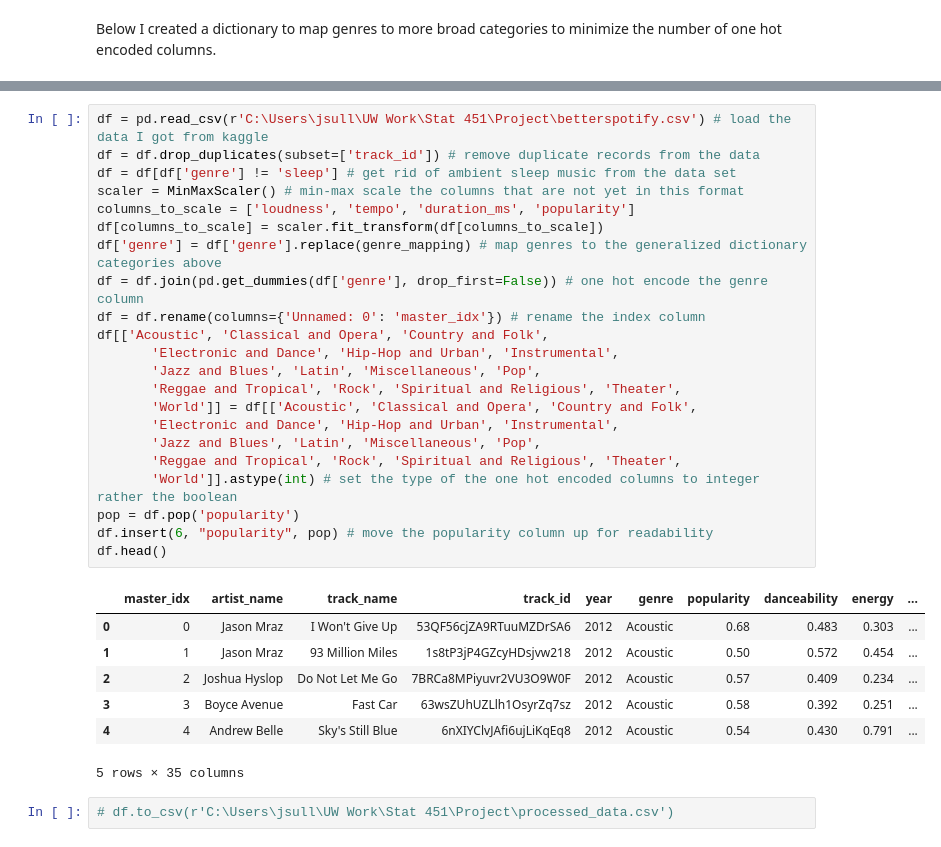
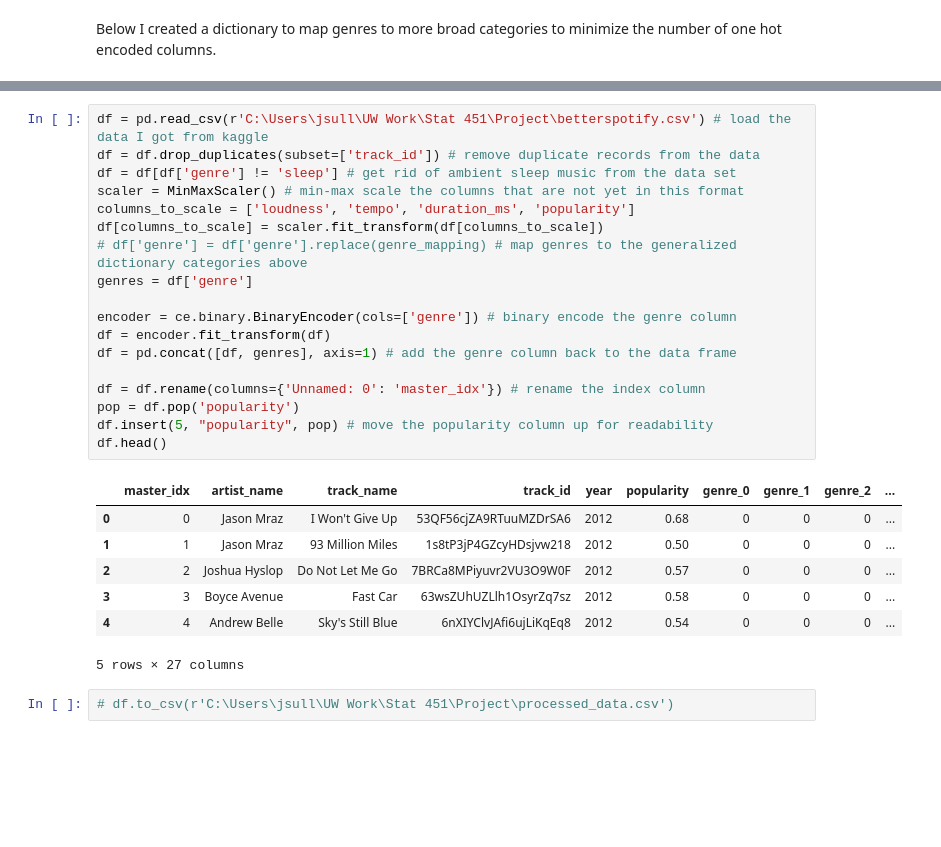
Before and after one commit to jacksullivan27/SongRecommendation, a Jupyter notebook: data_processing.ipynb, the cells around one changed output, grey strips where cells are left out. Saved outputs shown, nothing was run; the diff lists cells and outputs as text; blank space fills up the shorter version.

```diff
--- a/data_processing.ipynb
+++ b/data_processing.ipynb
@@ -99,33 +100,29 @@ genre_mapping = {
 # %%
 df = pd.read_csv(r'C:\Users\jsull\UW Work\Stat 451\Project\betterspotify.csv') # load the data I got from kaggle
 df = df.drop_duplicates(subset=['track_id']) # remove duplicate records from the data
 df = df[df['genre'] != 'sleep'] # get rid of ambient sleep music from the data set
 scaler = MinMaxScaler() # min-max scale the columns that are not yet in this format
 columns_to_scale = ['loudness', 'tempo', 'duration_ms', 'popularity']
 df[columns_to_scale] = scaler.fit_transform(df[columns_to_scale])
-df['genre'] = df['genre'].replace(genre_mapping) # map genres to the generalized dictionary categories above
-df = df.join(pd.get_dummies(df['genre'], drop_first=False)) # one hot encode the genre column
+# df['genre'] = df['genre'].replace(genre_mapping) # map genres to the generalized dictionary categories above
+genres = df['genre']
+
+encoder = ce.binary.BinaryEncoder(cols=['genre']) # binary encode the genre column
+df = encoder.fit_transform(df)
+df = pd.concat([df, genres], axis=1) # add the genre column back to the data frame
+
 df = df.rename(columns={'Unnamed: 0': 'master_idx'}) # rename the index column
-df[['Acoustic', 'Classical and Opera', 'Country and Folk',
-       'Electronic and Dance', 'Hip-Hop and Urban', 'Instrumental',
-       'Jazz and Blues', 'Latin', 'Miscellaneous', 'Pop',
-       'Reggae and Tropical', 'Rock', 'Spiritual and Religious', 'Theater',
-       'World']] = df[['Acoustic', 'Classical and Opera', 'Country and Folk',
-       'Electronic and Dance', 'Hip-Hop and Urban', 'Instrumental',
-       'Jazz and Blues', 'Latin', 'Miscellaneous', 'Pop',
-       'Reggae and Tropical', 'Rock', 'Spiritual and Religious', 'Theater',
-       'World']].astype(int) # set the type of the one hot encoded columns to integer rather the boolean
 pop = df.pop('popularity')
-df.insert(6, "popularity", pop) # move the popularity column up for readability
+df.insert(5, "popularity", pop) # move the popularity column up for readability
 df.head()
 # %% [output]
-|  | master_idx | artist_name | track_name | track_id | year | genre | popularity | danceability | energy | ... |
-| 0 | 0 | Jason Mraz | I Won't Give Up | 53QF56cjZA9RTuuMZDrSA6 | 2012 | Acoustic | 0.68 | 0.483 | 0.303 | ... |
-| 1 | 1 | Jason Mraz | 93 Million Miles | 1s8tP3jP4GZcyHDsjvw218 | 2012 | Acoustic | 0.50 | 0.572 | 0.454 | ... |
-| 2 | 2 | Joshua Hyslop | Do Not Let Me Go | 7BRCa8MPiyuvr2VU3O9W0F | 2012 | Acoustic | 0.57 | 0.409 | 0.234 | ... |
-| 3 | 3 | Boyce Avenue | Fast Car | 63wsZUhUZLlh1OsyrZq7sz | 2012 | Acoustic | 0.58 | 0.392 | 0.251 | ... |
-| 4 | 4 | Andrew Belle | Sky's Still Blue | 6nXIYClvJAfi6ujLiKqEq8 | 2012 | Acoustic | 0.54 | 0.430 | 0.791 | ... |
+|  | master_idx | artist_name | track_name | track_id | year | popularity | genre_0 | genre_1 | genre_2 | ... |
+| 0 | 0 | Jason Mraz | I Won't Give Up | 53QF56cjZA9RTuuMZDrSA6 | 2012 | 0.68 | 0 | 0 | 0 | ... |
+| 1 | 1 | Jason Mraz | 93 Million Miles | 1s8tP3jP4GZcyHDsjvw218 | 2012 | 0.50 | 0 | 0 | 0 | ... |
+| 2 | 2 | Joshua Hyslop | Do Not Let Me Go | 7BRCa8MPiyuvr2VU3O9W0F | 2012 | 0.57 | 0 | 0 | 0 | ... |
+| 3 | 3 | Boyce Avenue | Fast Car | 63wsZUhUZLlh1OsyrZq7sz | 2012 | 0.58 | 0 | 0 | 0 | ... |
+| 4 | 4 | Andrew Belle | Sky's Still Blue | 6nXIYClvJAfi6ujLiKqEq8 | 2012 | 0.54 | 0 | 0 | 0 | ... |
-5 rows × 35 columns
+5 rows × 27 columns
 # %%
 # df.to_csv(r'C:\Users\jsull\UW Work\Stat 451\Project\processed_data.csv')
 # %% [markdown]
```
Also changed, not shown: parts of 4 cells of this notebook, 1 other file.
